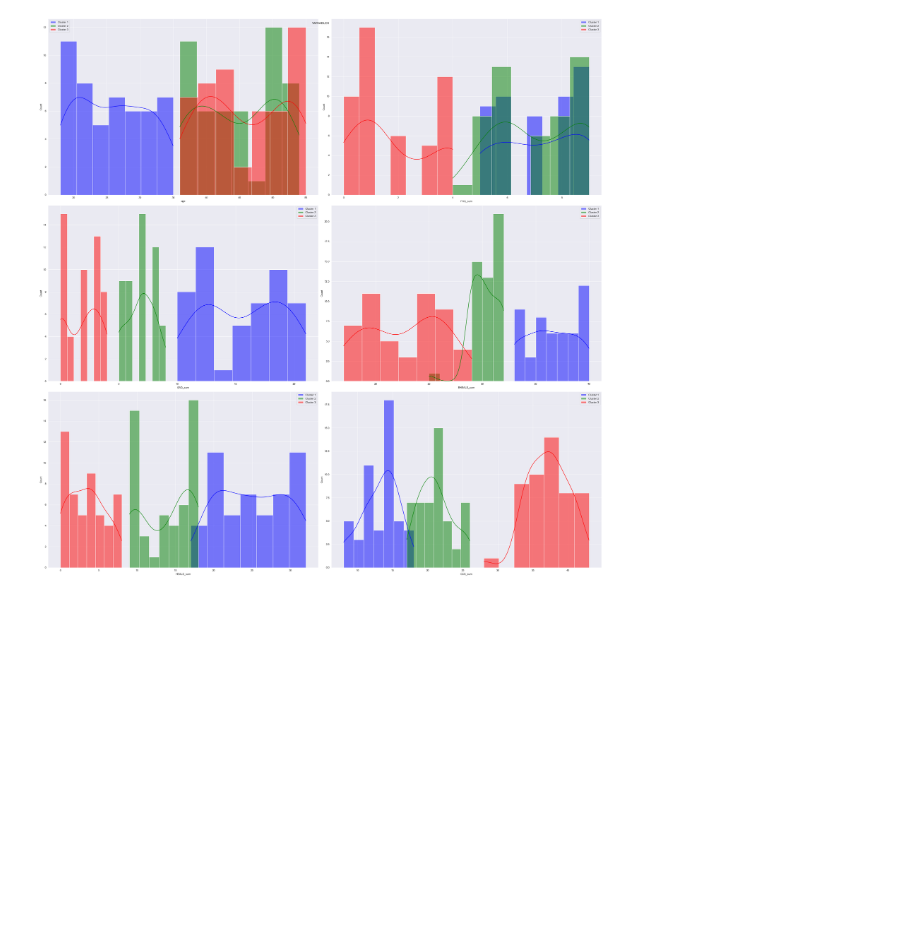
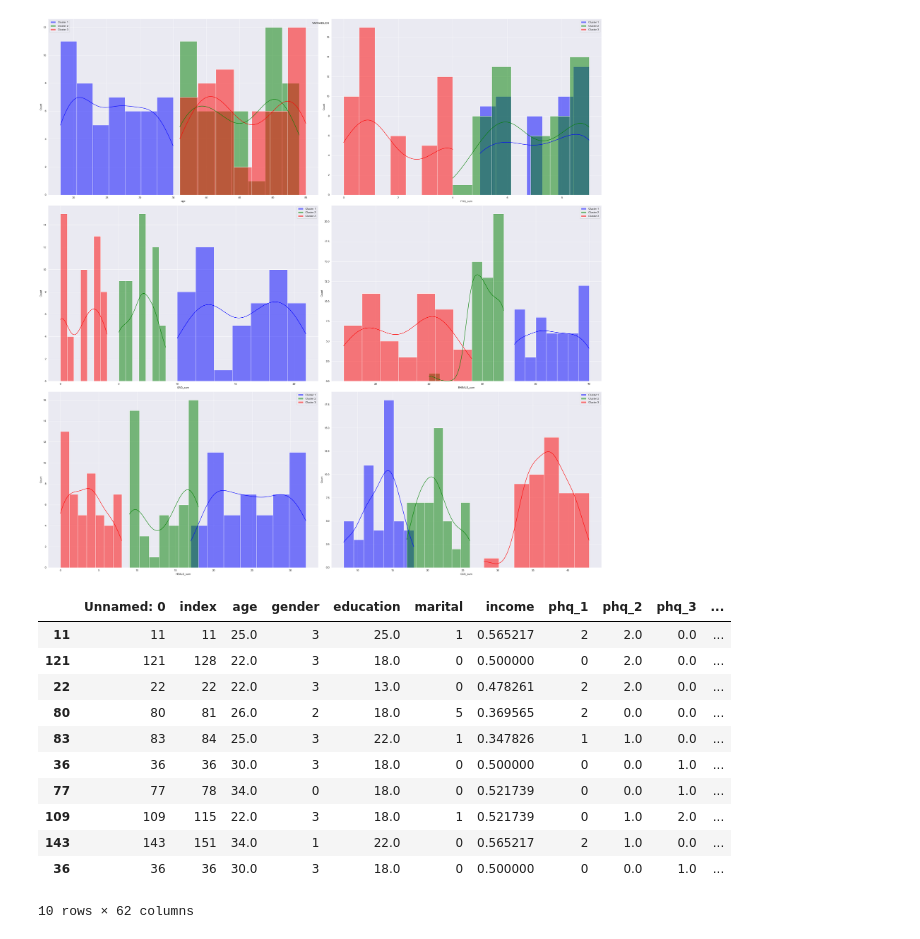
Before and after one commit to Flpp0/E-HealthProject, a Jupyter notebook: ComparisonBetweenClusters.ipynb, the cells around one changed output. Cells and saved outputs as stored; diff of their text form; code cells hidden in the pictures; blank space fills up the shorter version.

Commit message:
Comparison between clusters + initial part of personas

```diff
--- a/ComparisonBetweenClusters.ipynb
+++ b/ComparisonBetweenClusters.ipynb
@@ -59,3 +61,29 @@ plt.tight_layout()
 plt.show()
 # %% [output]
 [figure]
+# %%
+cluster1 = df.loc[(df['Cluster label'] == 1)]
+cluster2 = df.loc[(df['Cluster label'] == 2)]
+cluster3 = df.loc[(df['Cluster label'] == 3)]
+
+[n_rowsCl1, n_columnsCl1] = cluster1.shape
+[n_rowsCl2, n_columnsCl2] = cluster2.shape
+[n_rowsCl3, n_columnsCl3] = cluster3.shape
+obsCluster1 = cluster1.iloc[np.random.randint(0,len(cluster1),size=10),:]
+obsCluster2 = cluster2.iloc[np.random.randint(0,len(cluster1),size=10),:]
+obsCluster3 = cluster3.iloc[np.random.randint(0,len(cluster1),size=10),:]
+# %%
+obsCluster1
+# %% [output]
+|  | Unnamed: 0 | index | age | gender | education | marital | income | phq_1 | phq_2 | phq_3 | ... |
+| 11 | 11 | 11 | 25.0 | 3 | 25.0 | 1 | 0.565217 | 2 | 2.0 | 0.0 | ... |
+| 121 | 121 | 128 | 22.0 | 3 | 18.0 | 0 | 0.500000 | 0 | 2.0 | 0.0 | ... |
+| 22 | 22 | 22 | 22.0 | 3 | 13.0 | 0 | 0.478261 | 2 | 2.0 | 0.0 | ... |
+| 80 | 80 | 81 | 26.0 | 2 | 18.0 | 5 | 0.369565 | 2 | 0.0 | 0.0 | ... |
+| 83 | 83 | 84 | 25.0 | 3 | 22.0 | 1 | 0.347826 | 1 | 1.0 | 0.0 | ... |
+| 36 | 36 | 36 | 30.0 | 3 | 18.0 | 0 | 0.500000 | 0 | 0.0 | 1.0 | ... |
+| 77 | 77 | 78 | 34.0 | 0 | 18.0 | 0 | 0.521739 | 0 | 0.0 | 1.0 | ... |
+| 109 | 109 | 115 | 22.0 | 3 | 18.0 | 1 | 0.521739 | 0 | 1.0 | 2.0 | ... |
+| 143 | 143 | 151 | 34.0 | 1 | 22.0 | 0 | 0.565217 | 2 | 1.0 | 0.0 | ... |
+| 36 | 36 | 36 | 30.0 | 3 | 18.0 | 0 | 0.500000 | 0 | 0.0 | 1.0 | ... |
+10 rows × 62 columns
```
Also changed, not shown: parts of 4 cells of this notebook, 4 other files.
